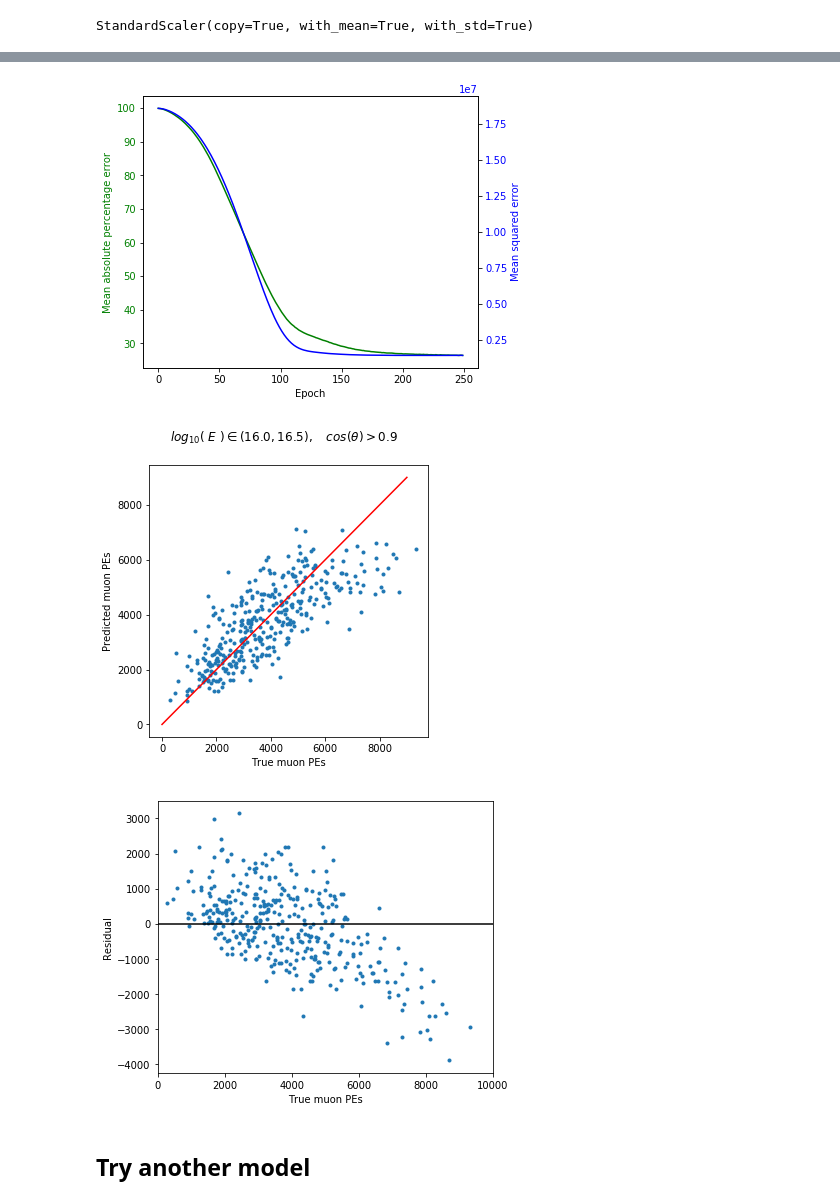
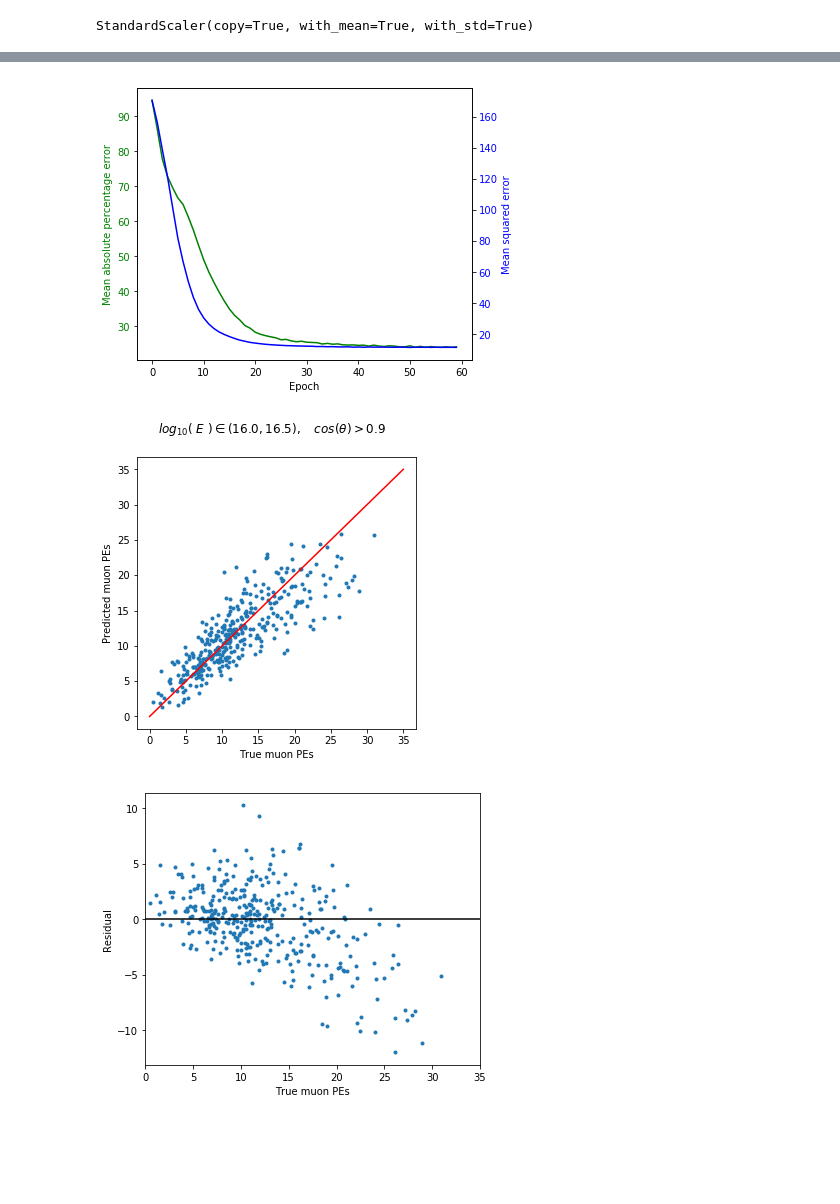
Before and after one commit to ParasKoundal/icetop_muons, a Jupyter notebook: neural_network_attempt.ipynb, the cells around one changed output, grey strips where cells are left out. Cells and saved outputs as stored; diff of their text form; code cells hidden in the pictures; blank space fills up the shorter version.

Commit message:
updated the neural network to incorporate the changes made to the neural network data

```diff
--- a/neural_network_attempt.ipynb
+++ b/neural_network_attempt.ipynb
@@ -14,15 +14,15 @@ Using TensorFlow backend.
 # %%
 np.random.seed(11)
 # %%
-# Columns: E_proton, E_iron, Zen, coredist, Q300, MuonPE300, nMuon300, Type
-# Note that right now, nMuon300 is useless
-data = np.load('./data/NN_data_300m.npy')
+# Columns: E_proton, E_iron, Zen, Q400, MuonVEM, nMuon, Type
+# Note that right now, nMuon is useless
+data = np.load('./data/NN_data_400m.npy')
 # %%
 # convert the python 2 bytes into python 3 format
 data_ = []
 for i in range(len(data)):
     data_.append([])
-    for j in range(0,7):
+    for j in range(0,6):
         data_[i].append(float(data[i,j]))
 data = np.array(data_)
 # %%
@@ -41,9 +41,6 @@ data_ = np.array(data_)
 print(len(data_))
 # %% [output]
 1462
-# %%
-# remove the core distance
-data_ = np.delete(data_,3,axis=1)
 # %%
 # split into input and target
 X = data_[:,0:4]
@@ -75,5 +72,5 @@ model1.add(Dense(1,activation=None))
 model1.compile(loss='msle',optimizer='adam',metrics=['mape','mse'])
 # %%
 # fit the model to the data
-history1 = model1.fit(x_train,y_train,epochs=250,batch_size=10)
+history1 = model1.fit(x_train,y_train,epochs=60,batch_size=10)
 # %% [output]
@@ -109,7 +106,7 @@ ax1_.set_ylabel('Mean squared error',color='blue')
 ax1_.tick_params(axis='y', labelcolor='blue')
 plt.show()
 # %% [output]
-[figure, old version]
+[figure, new version]
 # %%
 # use the model to make predictions
 predictions1 = model1.predict(x_test)
@@ -117,26 +114,24 @@ predictions1 = model1.predict(x_test)
 # plot predictions vs true values
 fig2,ax2 = plt.subplots(1,1,figsize=(5,5))
 ax2.scatter(y_test,predictions1,marker='.')
-x = np.linspace(0,9000)
+x = np.linspace(0,35)
 ax2.plot(x,x,color='r')
 ax2.set_xlabel('True muon PEs')
 ax2.set_ylabel('Predicted muon PEs')
 fig2.suptitle(r'$log_{10}(\ E\ ) \in (16.0,16.5),\quad cos(\theta) > 0.9$')
 plt.show()
 # %% [output]
-[figure, old version]
+[figure, new version]
 # %%
 # Plot residuals
 fig3,ax3=plt.subplots(1,1,figsize=(6,5))
-residual = [predictions1[i]-y_test[i] for i in range(len(y_test))]
-ax3.scatter(y_test,residual,marker='.')
-x = np.linspace(0,10000)
+residuals1 = [predictions1[i]-y_test[i] for i in range(len(y_test))]
+ax3.scatter(y_test,residuals1,marker='.')
+x = np.linspace(0,35)
 ax3.plot(x,0*x,color='black')
-ax3.set_xlim(0,10000)
+ax3.set_xlim(0,35)
 ax3.set_ylabel('Residual')
 ax3.set_xlabel('True muon PEs')
 plt.show()
 # %% [output]
-[figure, old version]
+[figure, new version]
-# %% [markdown]
-## Try another model
```
Also changed, not shown: parts of 8 cells of this notebook.
